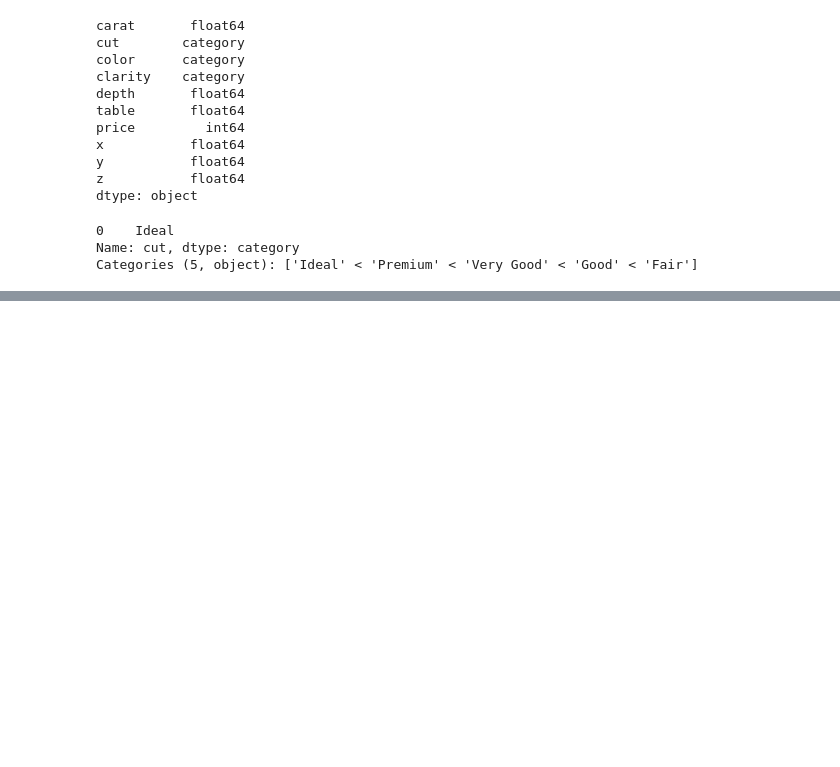
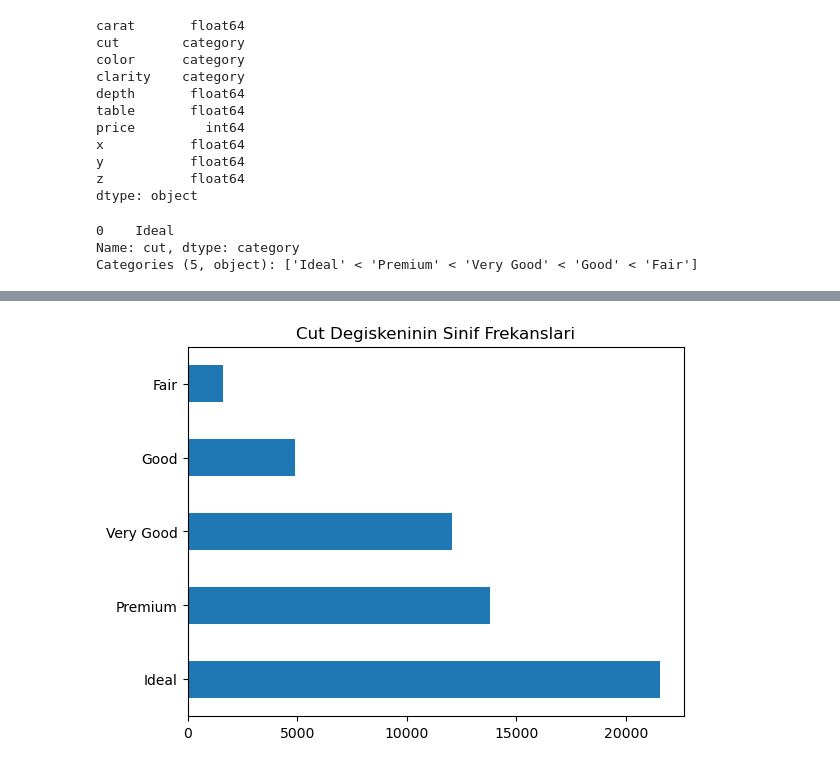
Before and after one commit to iecetitiz/python_data_manipulation, a Jupyter notebook: bolum6_kesifci_veri_analizi/06-veriseti_hikayesi.ipynb, the cells around one changed output, grey strips where cells are left out. Saved outputs shown, nothing was run; the diff lists cells and outputs as text; code cells hidden in the pictures; blank space fills up the shorter version.

```diff
--- a/bolum6_kesifci_veri_analizi/06-veriseti_hikayesi.ipynb
+++ b/bolum6_kesifci_veri_analizi/06-veriseti_hikayesi.ipynb
@@ -149,0 +176,8 @@ Categories (5, object): ['Ideal' < 'Premium' < 'Very Good' < 'Good' < 'Fair']
+# %%
+(df["cut"]
+ .value_counts()
+ .plot.barh()
+ .set_title("Cut Degiskeninin Sinif Frekanslari")); #uzayip gitmesi cirkin gorundugu icin boyle bir sey yapabilirim, kalp
+#su an bu kodlar pandas ile yaptigimiz bir gorsellestirme
+# %% [output]
+[figure, added]
```
Also changed, not shown: parts of 13 cells of this notebook, 1 other file.
